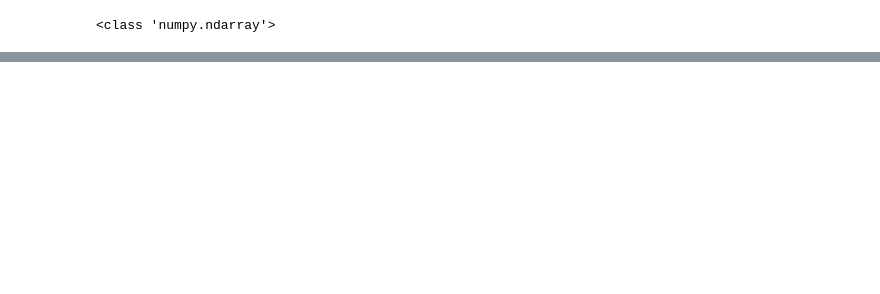
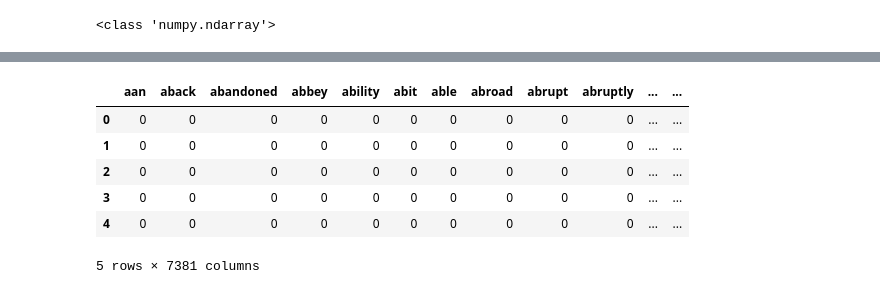
Before and after one commit to hobagolyka/Hotel-reviews, a Jupyter notebook: NoteBook_Files/Linear_Regression.ipynb, the cells around one changed output, grey strips where cells are left out. Drawn from its saved outputs; the diff is of its cells as text; code cells hidden in the pictures; blank space fills up the shorter version.

```diff
--- a/NoteBook_Files/Linear_Regression.ipynb
+++ b/NoteBook_Files/Linear_Regression.ipynb
@@ -146,0 +222,15 @@ AUC score is 0.5478084278219665
+# %%
+proportions = [x/10 for x in range(1,10)]
+proportions
+
+dfs = [pd.read_csv("../data/clean_data_" + str(proportion) + ".csv") for proportion in proportions]
+# %%
+dfs[3].head()
+# %% [output]
+|  | aan | aback | abandoned | abbey | ability | abit | able | abroad | abrupt | abruptly | ... | ... |
+| 0 | 0 | 0 | 0 | 0 | 0 | 0 | 0 | 0 | 0 | 0 | ... | ... |
+| 1 | 0 | 0 | 0 | 0 | 0 | 0 | 0 | 0 | 0 | 0 | ... | ... |
+| 2 | 0 | 0 | 0 | 0 | 0 | 0 | 0 | 0 | 0 | 0 | ... | ... |
+| 3 | 0 | 0 | 0 | 0 | 0 | 0 | 0 | 0 | 0 | 0 | ... | ... |
+| 4 | 0 | 0 | 0 | 0 | 0 | 0 | 0 | 0 | 0 | 0 | ... | ... |
+5 rows × 7381 columns
```
Also changed, not shown: parts of 23 cells of this notebook, 12 other files.
